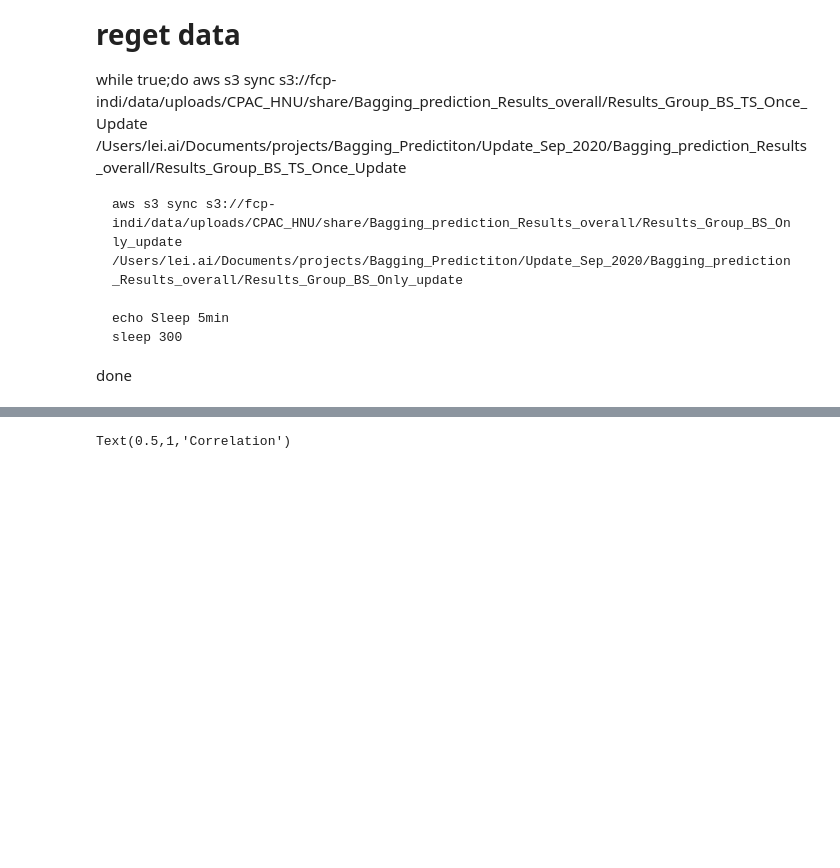
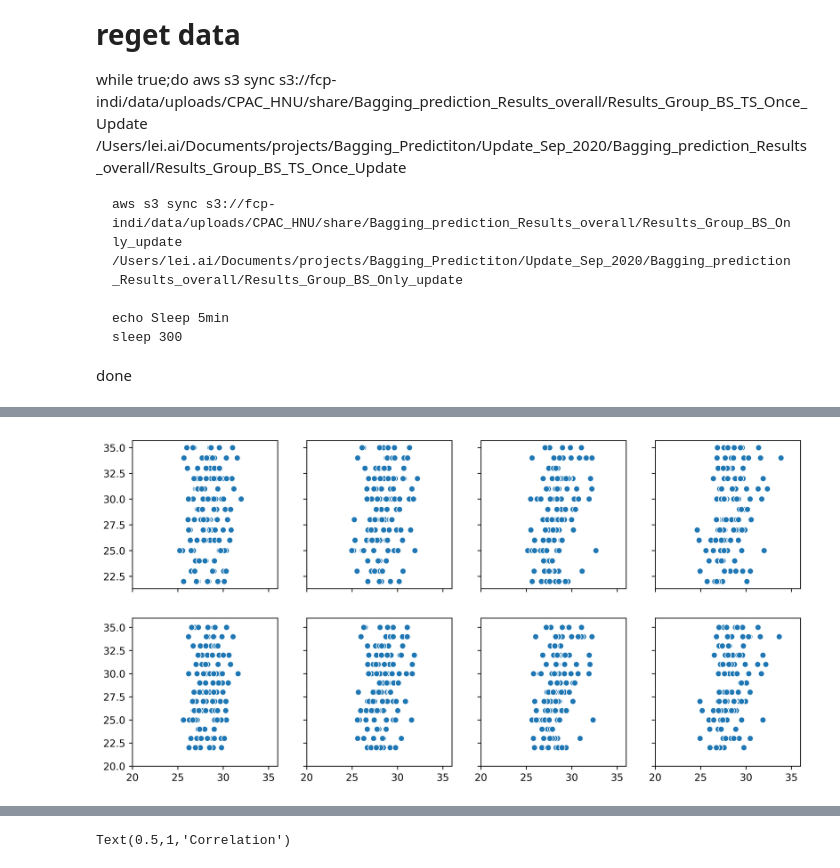
Before and after one commit to hahaai/Bagging_Prediction, a Jupyter notebook: Results_display.ipynb, the cells around one changed output, grey strips where cells are left out. Cells and saved outputs as stored; diff of their text form; code cells hidden in the pictures; blank space fills up the shorter version.

```diff
--- a/Results_display.ipynb
+++ b/Results_display.ipynb
@@ -209,0 +187,92 @@ Group Bagging with Prediction aggregation
+# %%
+################# Baseline model:
+print('Baseline')
+fig, axs = plt.subplots(2,4,figsize=(12,6),sharex=True,sharey='row',dpi=600)
+plt.xlim([20,36])
+plt.ylim([20,36])
+
+savedf=pd.DataFrame(np.zeros((6,5)),columns=['Type','5min','10min','30min','60min'])
+
+num_plot=0
+for time_duration in [5,10,30,60]:
+    datain='Bagging_prediction_Results_overall/Results_TS_BS_only/Aggregate_Prediction/time_duraiton_'+str(time_duration)+'/GroupBS_0/TimeSeriesBS-0'
+
+    # /data3/aki/bagging_prediction/Results/SVR_Base/predict_base_random_seed_1.txt
+    mse_base=[]
+    corr_base=[]
+    idx=0
+    for i in range(1,51):
+        f=datain + '/Test_predict_randomTTS_'+str(i)+'.txt'
+        f_y=datain + '/Test_real_randomTTS_'+str(i)+'.txt'
+        if os.path.isfile(f) and os.path.isfile(f_y):
+            #print(f)
+            predict=np.genfromtxt(f)
+            y_test=np.genfromtxt(f_y)
+            mse_base.append(np.mean(np.abs(predict-y_test)))
+            corr_base.append(np.corrcoef(predict,y_test)[0,1])
+    #sns.scatterplot(predict,y_test,color='black')
+    print(np.mean(mse_base),np.std(mse_base),np.mean(corr_base))
+    savedf.iloc[0,0]='MSE_Mean'
+    savedf.iloc[0,num_plot+1]=np.mean(mse_base)
+    savedf.iloc[1,0]='MSE_std'
+    savedf.iloc[1,num_plot+1]=np.std(mse_base)
+    savedf.iloc[2,0]='MSE_Corr'
+    savedf.iloc[2,num_plot+1]=np.mean(corr_base)
+    if time_duration == 5:
+        data_base=pd.concat([pd.DataFrame({"Type":'Base:'+str(time_duration)+'Min',"MAE":mse_base,"Correlation":corr_base})])
+    else:
+        data_base=pd.concat([data_base,pd.DataFrame({"Type":'Base:'+str(time_duration)+'Min',"MAE":mse_base,"Correlation":corr_base})])
+    sns.scatterplot(predict,y_test,ax=axs[0,num_plot])
+    num_plot +=  1
+
+####################  Time series BS only with prediction aggregate
+print('Individual Bagging with Prediction aggregation')
+
+import os
+import numpy as np
+
+num_TS_BS=280
+num_plot = 0
+for time_duration in [5,10,30,60]:
+    datainbase='Bagging_prediction_Results_overall/Results_TS_BS_only/Aggregate_Prediction/time_duraiton_'+str(time_duration)+'/GroupBS_0/TimeSeriesBS-'
+
+    # /data3/aki/bagging_prediction/Results/SVR_Base/predict_base_random_seed_1.txt
+    mse_base=[]
+    corr_base=[]
+    for i in range(1,51):
+        #print('Train-split: '+str(i))
+        idx=0
+        for tsbs in range(1,num_TS_BS+1):
+            datain=datainbase + str(tsbs)
+            # /data3/aki/bagging_prediction/Results/SVR_Bagging_2/predict_bs_0_random_seed_1.txt
+            f=datain + '/Test_predict_randomTTS_'+str(i)+'.txt'
+            f_y=datain + '/Test_real_randomTTS_'+str(i)+'.txt'
+            if os.path.isfile(f) and os.path.isfile(f_y):
+                predict_tmp=np.genfromtxt(f)
+                y_test=np.genfromtxt(f_y)
+                if idx==0:
+                    predict=predict_tmp
+                else:
+                    predict = predict + predict_tmp
+                idx += 1
+        predict=predict/float(idx)
+        mse_base.append(np.mean(np.abs(predict-y_test)))
+        corr_base.append(np.corrcoef(predict,y_test)[0,1])
+    print(np.mean(mse_base),np.std(mse_base),np.mean(corr_base))
+    savedf.iloc[3,0]='MSE_Mean'
+    savedf.iloc[3,num_plot+1]=np.mean(mse_base)
+    savedf.iloc[4,0]='MSE_std'
+    savedf.iloc[4,num_plot+1]=np.std(mse_base)
+    savedf.iloc[5,0]='MSE_Corr'
+    savedf.iloc[5,num_plot+1]=np.mean(corr_base)
+    if time_duration ==5:
+        data_ts_predict=pd.concat([pd.DataFrame({"Type":'TS_Predict:'+str(time_duration)+'Min',"MAE":mse_base,"Correlation":corr_base})])
+    else:
+        data_ts_predict=pd.concat([data_ts_predict,pd.DataFrame({"Type":'TS_Predict:'+str(time_duration)+'Min',"MAE":mse_base,"Correlation":corr_base})])
+    sns.scatterplot(predict,y_test,ax=axs[1,num_plot])
+    num_plot +=  1
+
+
+savedf=savedf.round(3)
+savedf.to_csv('Results/TS_Predict.csv',index=False)
+# %% [output]
@@ -209,0 +289 @@ Group Bagging with Prediction aggregation
+[figure, added]
```
Also changed, not shown: parts of 21 cells of this notebook.
